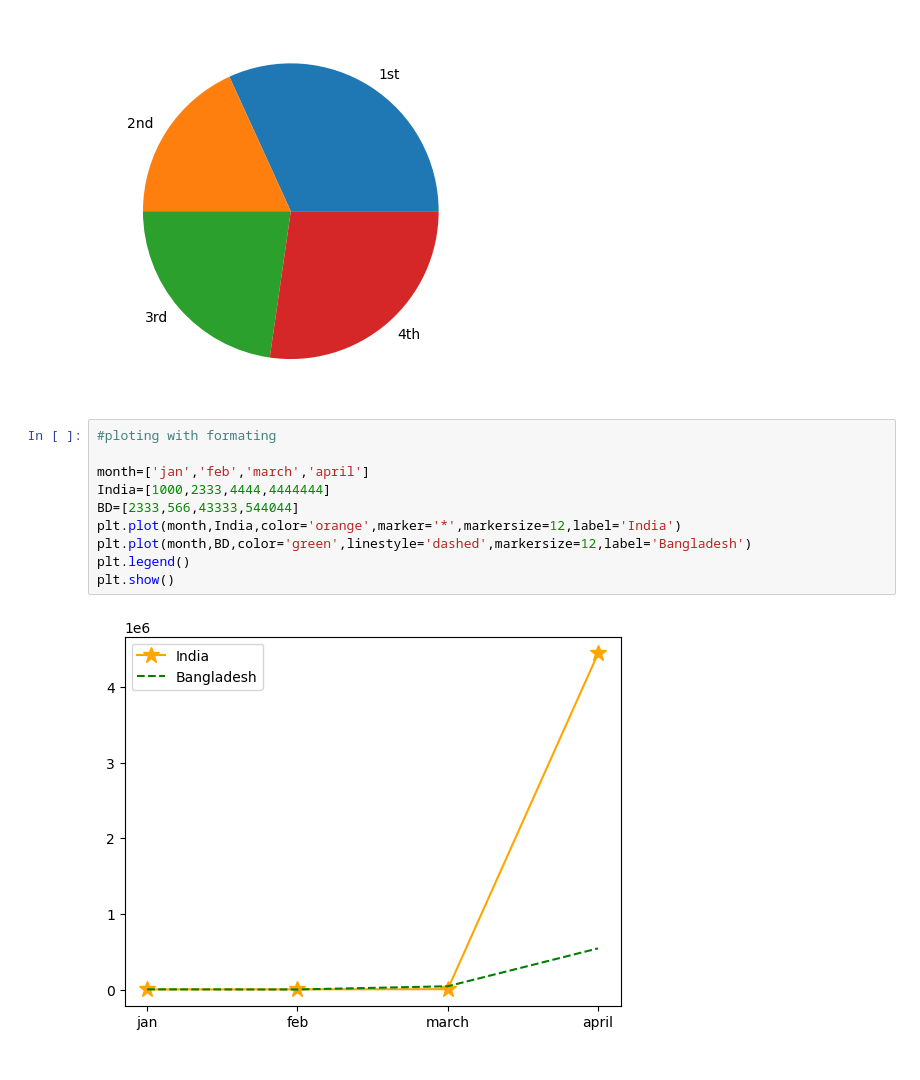
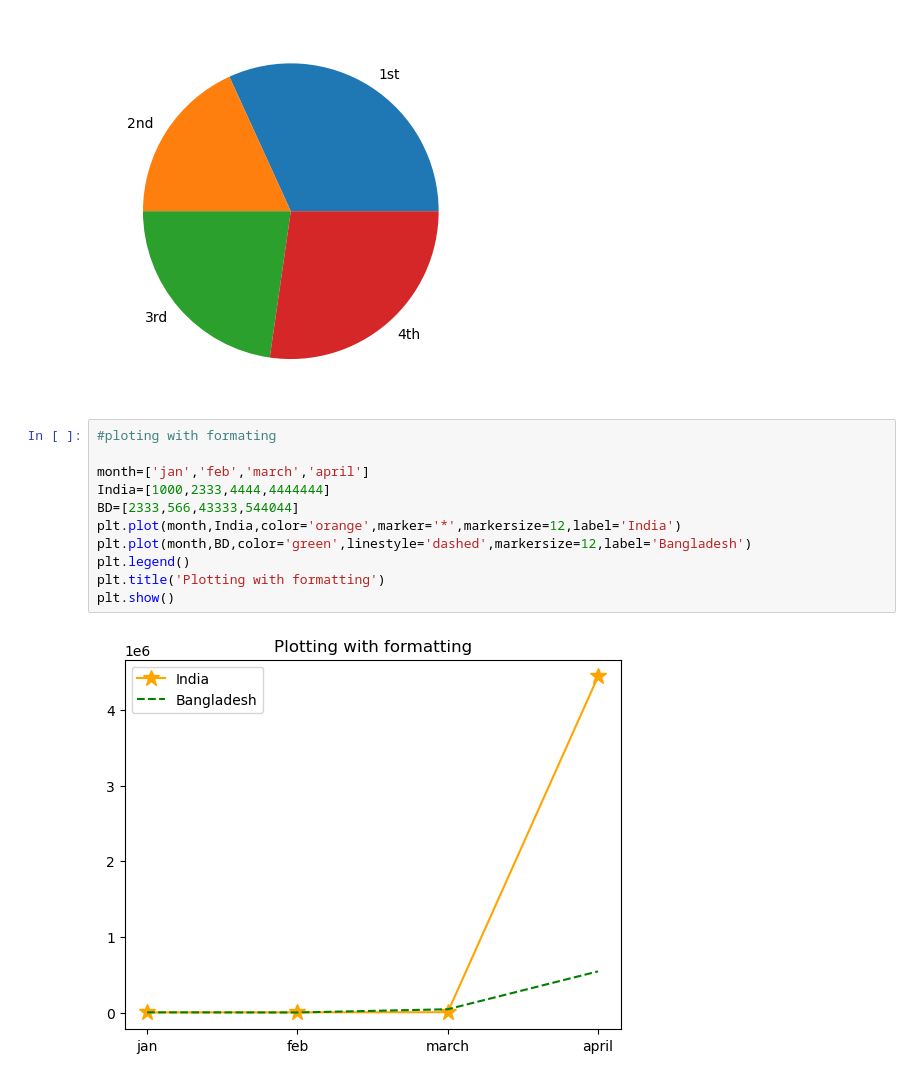
Before and after one commit to AndronicusLepcha/MachineLearning, a Jupyter notebook: pandas_matplot_basics/matplot_basics.ipynb, the cells around one changed output. Saved outputs shown, nothing was run; the diff lists cells and outputs as text.

```diff
--- a/pandas_matplot_basics/matplot_basics.ipynb
+++ b/pandas_matplot_basics/matplot_basics.ipynb
@@ -61,12 +61,13 @@ plt.show()
 # %%
 #ploting with formating
 
 month=['jan','feb','march','april']
 India=[1000,2333,4444,4444444]
 BD=[2333,566,43333,544044]
 plt.plot(month,India,color='orange',marker='*',markersize=12,label='India')
 plt.plot(month,BD,color='green',linestyle='dashed',markersize=12,label='Bangladesh')
 plt.legend()
+plt.title('Plotting with formatting')
 plt.show()
 # %% [output]
-[figure, old version]
+[figure, new version]
```
Also changed, not shown: 2 other files.
